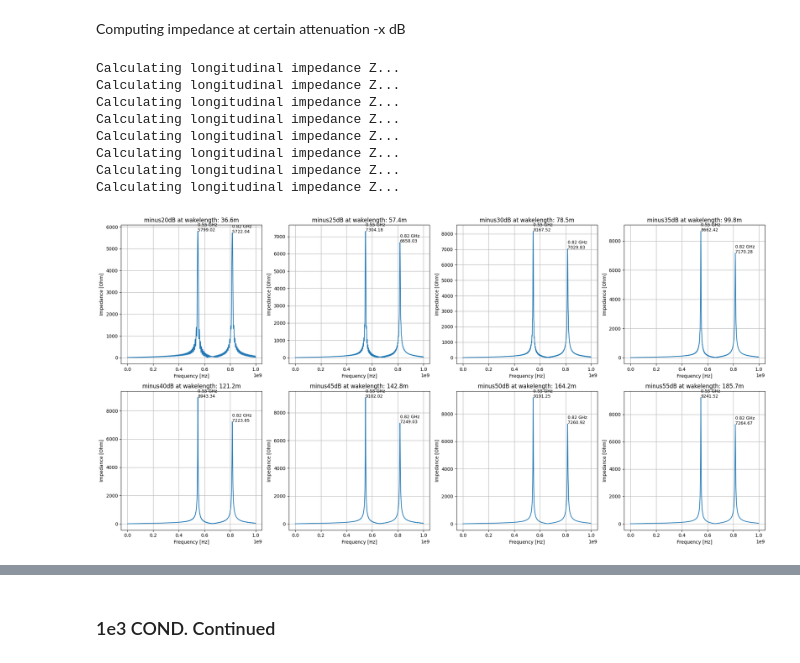
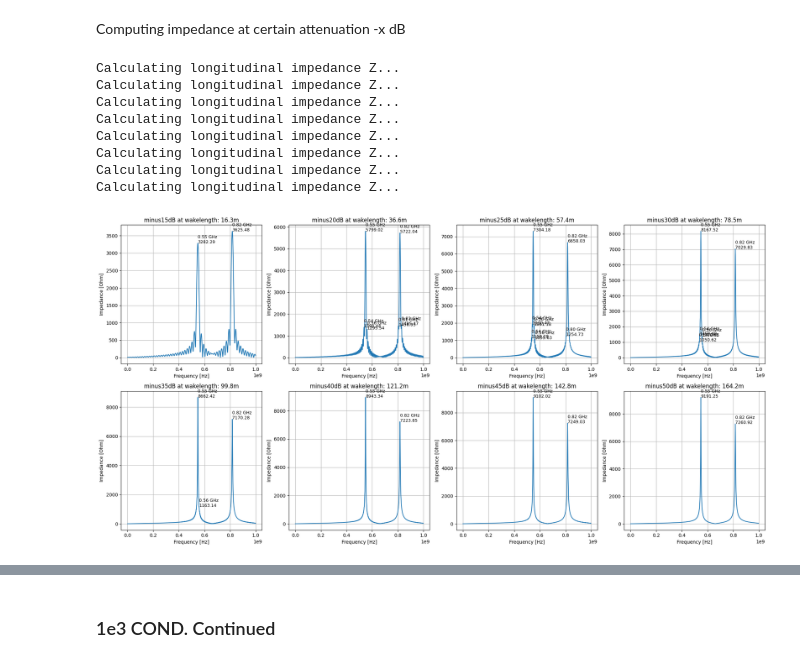
Before and after one commit to MaltheRaschke/GARFIELD, a Jupyter notebook: examples/Extrapolation_testing.ipynb, the cells around one changed output, grey strips where cells are left out. Drawn from its saved outputs; the diff is of its cells as text; code cells hidden in the pictures.

```diff
--- a/examples/Extrapolation_testing.ipynb
+++ b/examples/Extrapolation_testing.ipynb
@@ -273,49 +285,18 @@ time = np.array(data_wake[:,0])*1e-2/c_light
 data_energy = np.loadtxt('/home/malthera/cernbox/Documents/GARFIELD testing/-60dB/cond_1e3energy.txt', comments='#', delimiter='\t')
 # %% [markdown]
 Computing impedance at certain attenuation -x dB
-# %%
-attenuations = [-20.0, -25.0, -30.0, -35.0, -40.0, -45.0, -50.0, -55.0]
-row_indices = {}
-
-for attenuation in attenuations:
-    row_indices[f'minus{int(abs(attenuation))}dB'] = x_attenuation_data(data_wake, data_energy, attenuation)
-
-impedances_attenuations = row_indices.copy()
-
-fig, axes = plt.subplots(2, 4, figsize=(20, 10))
-
-for idx, (key, value) in enumerate(row_indices.items()):
-    if key != 'key':  # Skip the 'key' entry
-        row = idx // 4
-        col = idx % 4
-        wake = WakeSolver(q=1e-9, sigmaz=0.1)
-        wake.WP = data_wake[:value, 1]
-        wake.s = data_wake[:value, 0] / 100  # Converting from cm to m
-        wake.calc_lambdas_analytic()
-        wake.calc_long_Z(samples=1001)
-        peaks, peaks_height = find_peaks(np.abs(wake.Z), height=2e3, threshold=None)
-
-        axes[row, col].plot(wake.f, np.abs(wake.Z))
-        axes[row, col].set_title(f'{key} at wakelength: {data_wake[value, 0]/100:.1f}m')
-        axes[row, col].set_xlabel('Frequency [Hz]')
-        axes[row, col].set_ylabel('Impedance [Ohm]')
-        for peak, height in zip(peaks, peaks_height['peak_heights']):
-            axes[row, col].text(wake.f[peak], np.abs(wake.Z)[peak], f'{wake.f[peak]/1e9:.2f} GHz\n{height:.2f}', fontsize=9)
-        axes[row, col].grid(True)
-
-        impedances_attenuations.update({key: wake.Z})
-
-
-fig.tight_layout()
-plt.show()
-# %% [output]
-Calculating longitudinal impedance Z...
-Calculating longitudinal impedance Z...
-Calculating longitudinal impedance Z...
-Calculating longitudinal impedance Z...
-Calculating longitudinal impedance Z...
-Calculating longitudinal impedance Z...
-Calculating longitudinal impedance Z...
-Calculating longitudinal impedance Z...
-[figure, removed]
+# %%
+attenuations = [-15.0, -20.0, -25.0, -30.0, -35.0, -40.0, -45.0, -50.0]
+
+impedances_attenuations, wake_frequencies, row_indicies = impedance_at_attenuations(attenuations, data_wake, data_energy, peak_threshold=1e3)
+# %% [output]
+Calculating longitudinal impedance Z...
+Calculating longitudinal impedance Z...
+Calculating longitudinal impedance Z...
+Calculating longitudinal impedance Z...
+Calculating longitudinal impedance Z...
+Calculating longitudinal impedance Z...
+Calculating longitudinal impedance Z...
+Calculating longitudinal impedance Z...
+[figure, added]
 # %%
```
Also changed, not shown: parts of 62 cells of this notebook.
